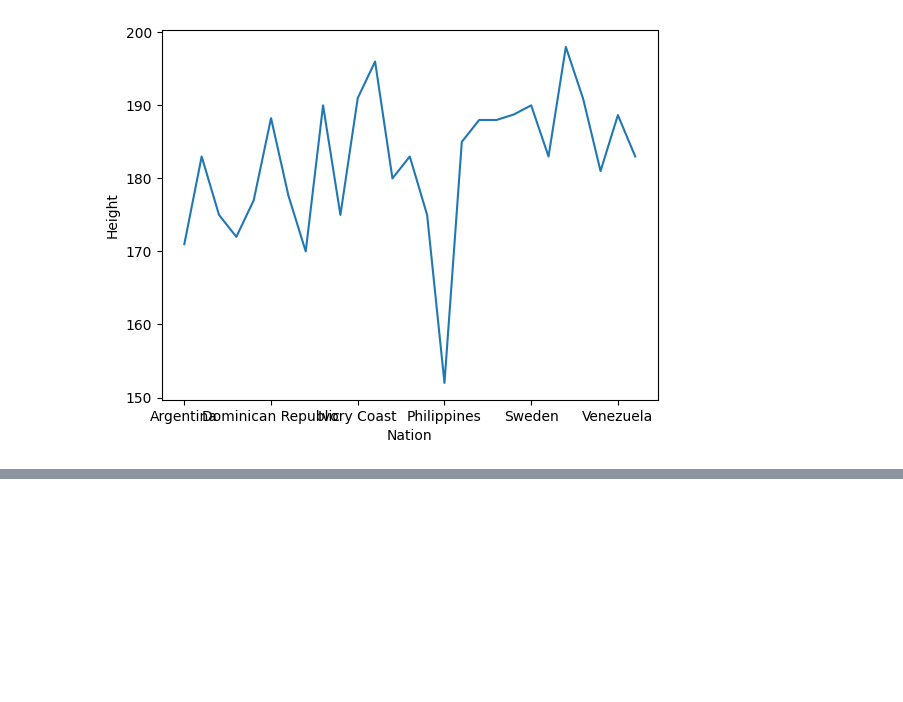
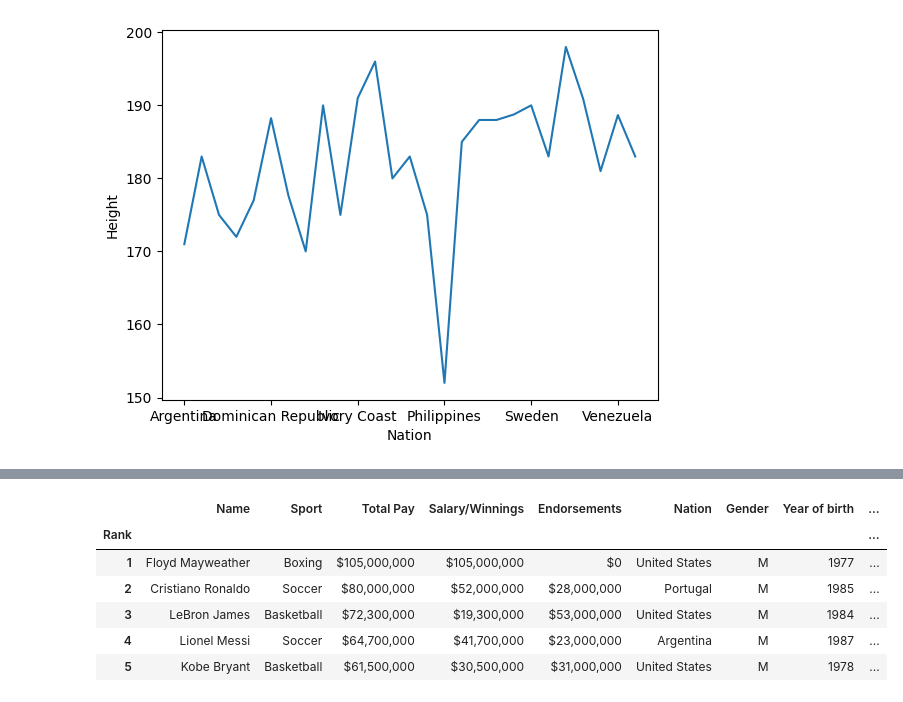
Before and after one commit to ajithpmohan/PythonDataAnalysisVisualization, a Jupyter notebook: pandas/athletes.ipynb, the cells around one changed output, grey strips where cells are left out. Cells and saved outputs as stored; diff of their text form; code cells hidden in the pictures; blank space fills up the shorter version.

```diff
--- a/pandas/athletes.ipynb
+++ b/pandas/athletes.ipynb
@@ -342,0 +414,11 @@ athlete_year_height_df.plot(xlabel='Nation', ylabel='Height')
+# %%
+athlete_df2.Gender = athlete_df2.Gender.replace({'Male': 'M', 'Female': 'F'})
+athlete_df2.head()
+# %% [output]
+|  | Name | Sport | Total Pay | Salary/Winnings | Endorsements | Nation | Gender | Year of birth | ... |
+| Rank |  |  |  |  |  |  |  |  | ... |
+| 1 | Floyd Mayweather | Boxing | $105,000,000 | $105,000,000 | $0 | United States | M | 1977 | ... |
+| 2 | Cristiano Ronaldo | Soccer | $80,000,000 | $52,000,000 | $28,000,000 | Portugal | M | 1985 | ... |
+| 3 | LeBron James | Basketball | $72,300,000 | $19,300,000 | $53,000,000 | United States | M | 1984 | ... |
+| 4 | Lionel Messi | Soccer | $64,700,000 | $41,700,000 | $23,000,000 | Argentina | M | 1987 | ... |
+| 5 | Kobe Bryant | Basketball | $61,500,000 | $30,500,000 | $31,000,000 | United States | M | 1978 | ... |
```
Also changed, not shown: parts of 7 cells of this notebook, 1 other file.
